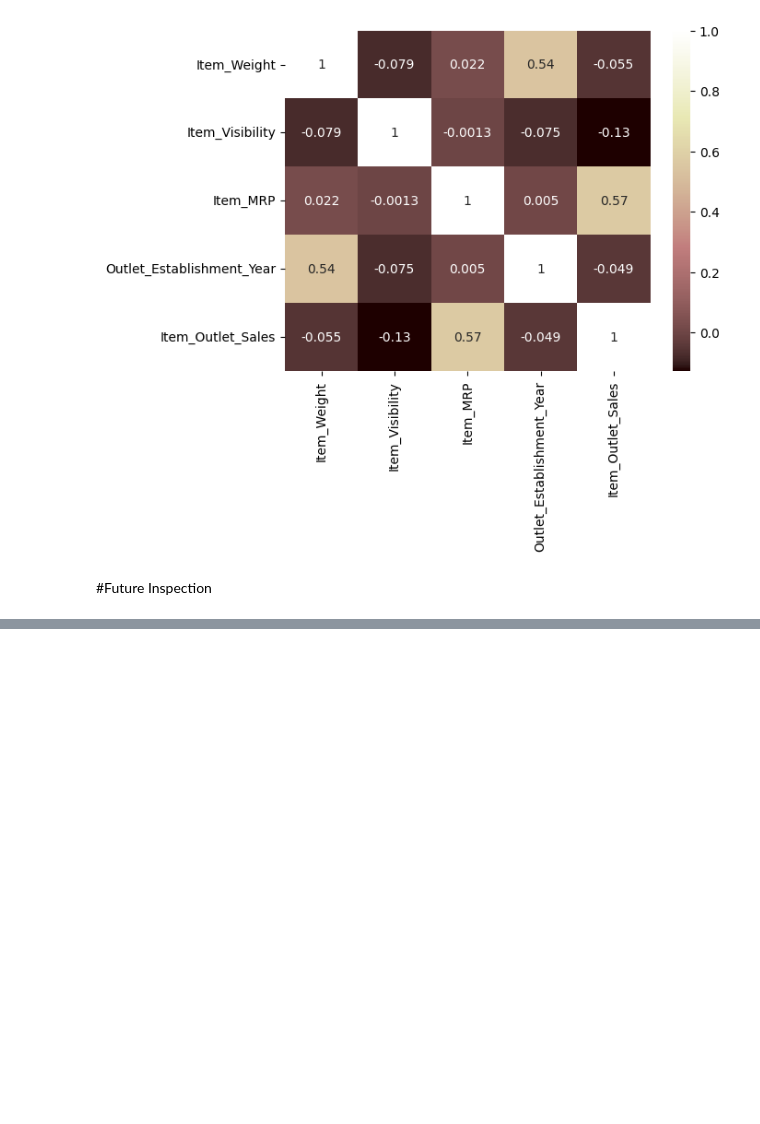
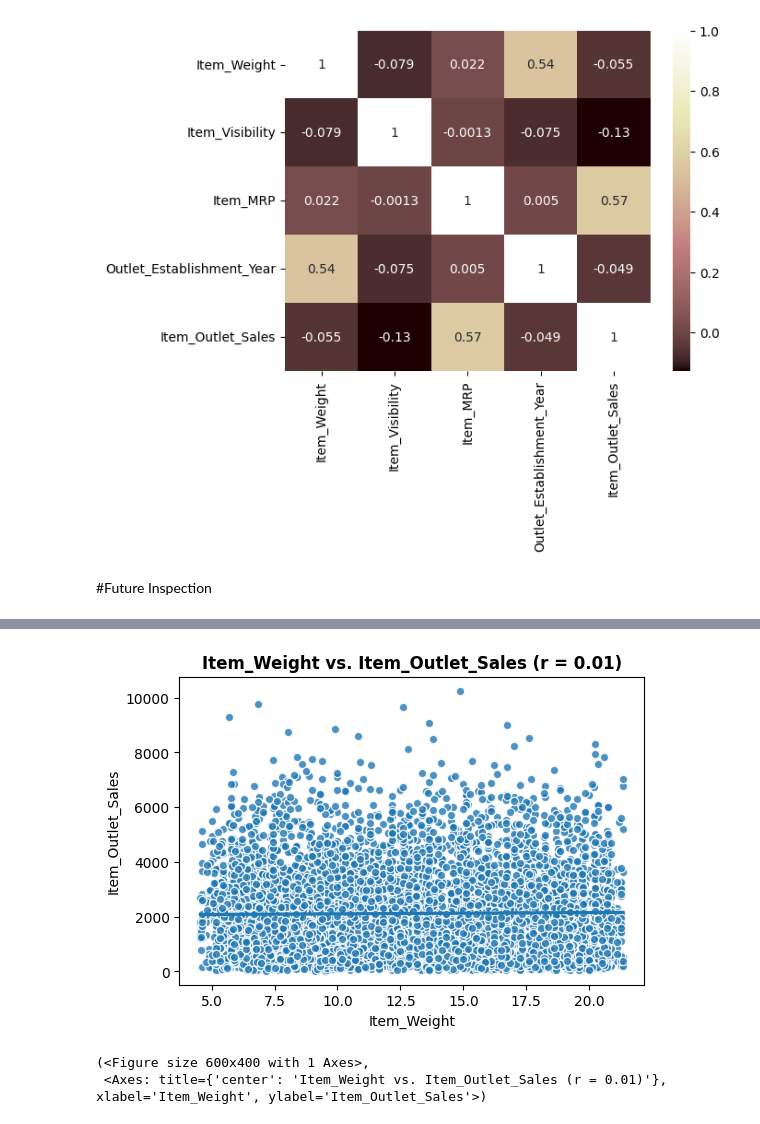
Before and after one commit to abeeraz379/Prediction-of-Product-sales, a Jupyter notebook: prediction of product sales.ipynb, the cells around one changed output, grey strips where cells are left out. Saved outputs shown, nothing was run; the diff lists cells and outputs as text; code cells hidden in the pictures; blank space fills up the shorter version.

```diff
--- a/prediction of product sales.ipynb
+++ b/prediction of product sales.ipynb
@@ -356,0 +580,7 @@ sns.heatmap(crr,annot=True,cmap="pink")
+# %%
+# Run the appropriate feature vs. target function (based on dtype)
+plot_numeric_vs_target(new_df,feature ,'Item_Outlet_Sales')
+# %% [output]
+[figure, added]
+(<Figure size 600x400 with 1 Axes>,
+ <Axes: title={'center': 'Item_Weight vs. Item_Outlet_Sales (r = 0.01)'}, xlabel='Item_Weight', ylabel='Item_Outlet_Sales'>)
```
Also changed, not shown: parts of 37 cells of this notebook.
